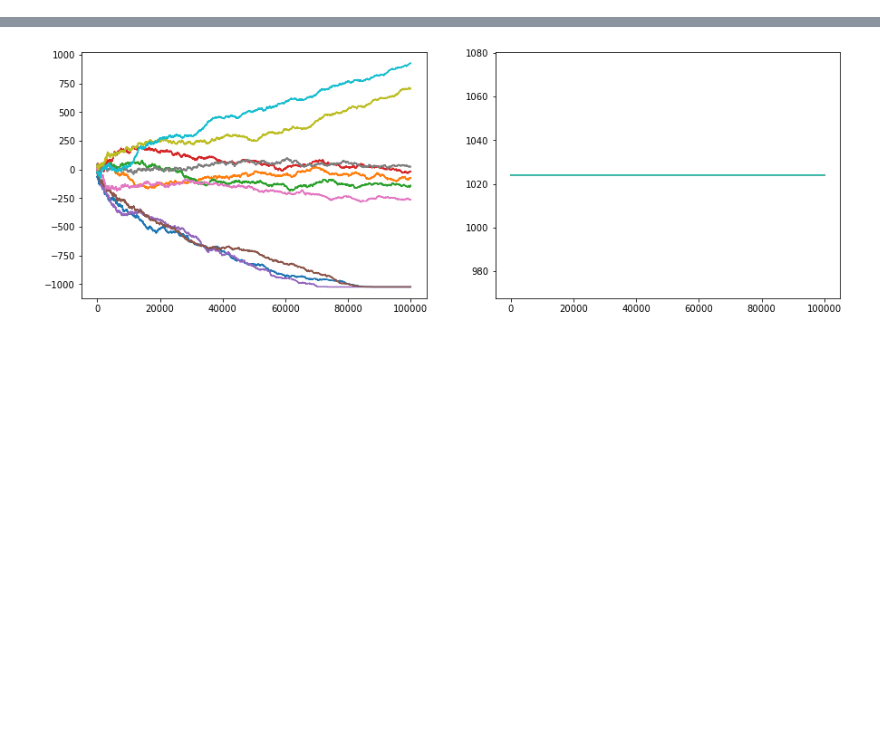
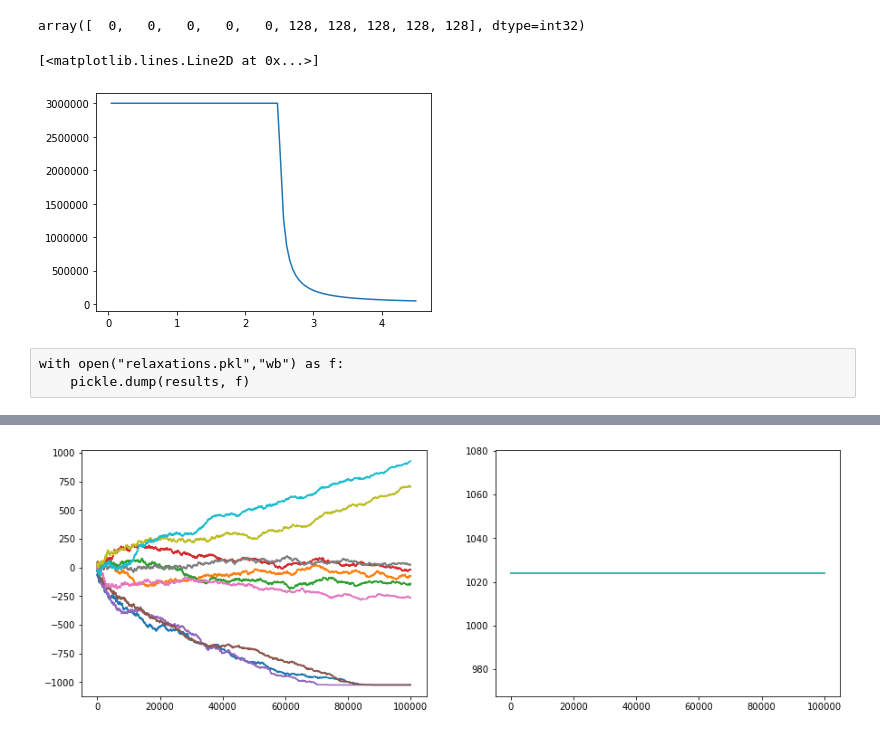
Before and after one commit to ashmat98/ising-model, a Jupyter notebook: python/relaxation-time.ipynb, the cells around one changed output, grey strips where cells are left out. Drawn from its saved outputs; the diff is of its cells as text; code cells hidden in the pictures; blank space fills up the shorter version.

```diff
--- a/python/relaxation-time.ipynb
+++ b/python/relaxation-time.ipynb
@@ -25 +29,5 @@ _,_,Ms, Es, engine = to_run(1, 1_000_000, T=0.1, N=32, freq=1,
+# %%
+engine.get_sampled_M()
+# %% [output]
+array([  0,   0,   0,   0,   0, 128, 128, 128, 128, 128], dtype=int32)
 # %%
@@ -27 +53,6 @@ pool = Pool(7)
+# %%
+plt.plot(Ts1, steps)
+# %% [output]
+[<matplotlib.lines.Line2D at 0x...>]
+[figure, added]
 # %%
@@ -50,0 +73,3 @@ for Ts1 in tqdm(Ts):
+# %% [raw]
+with open("relaxations.pkl","wb") as f:
+    pickle.dump(results, f)
```
Also changed, not shown: parts of 17 cells of this notebook.
